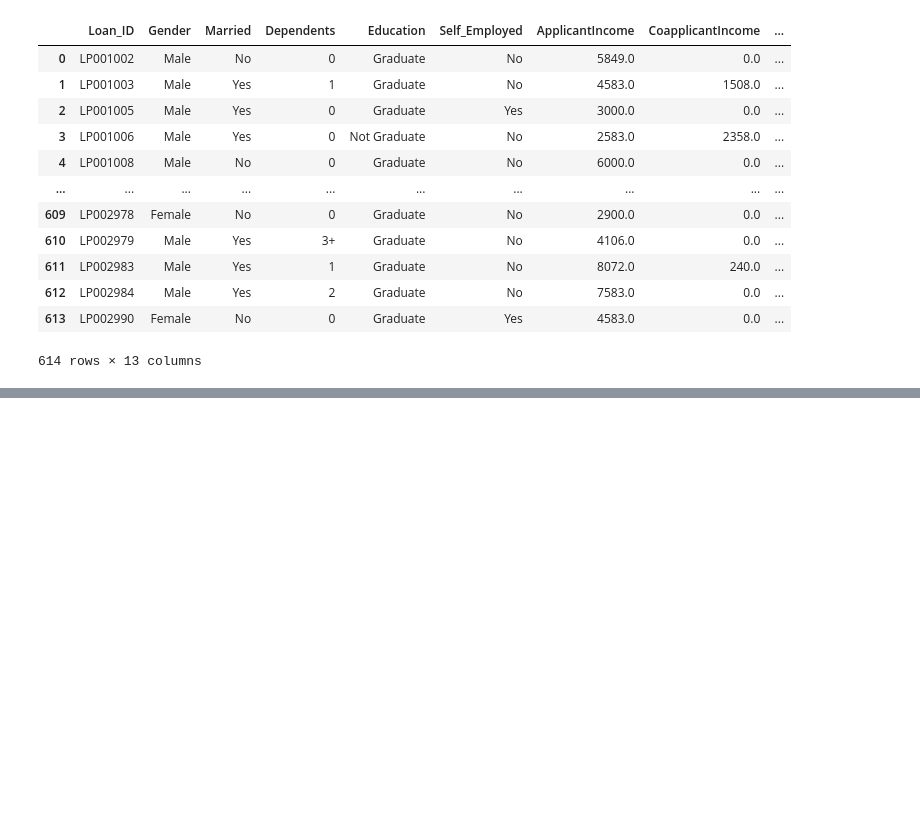
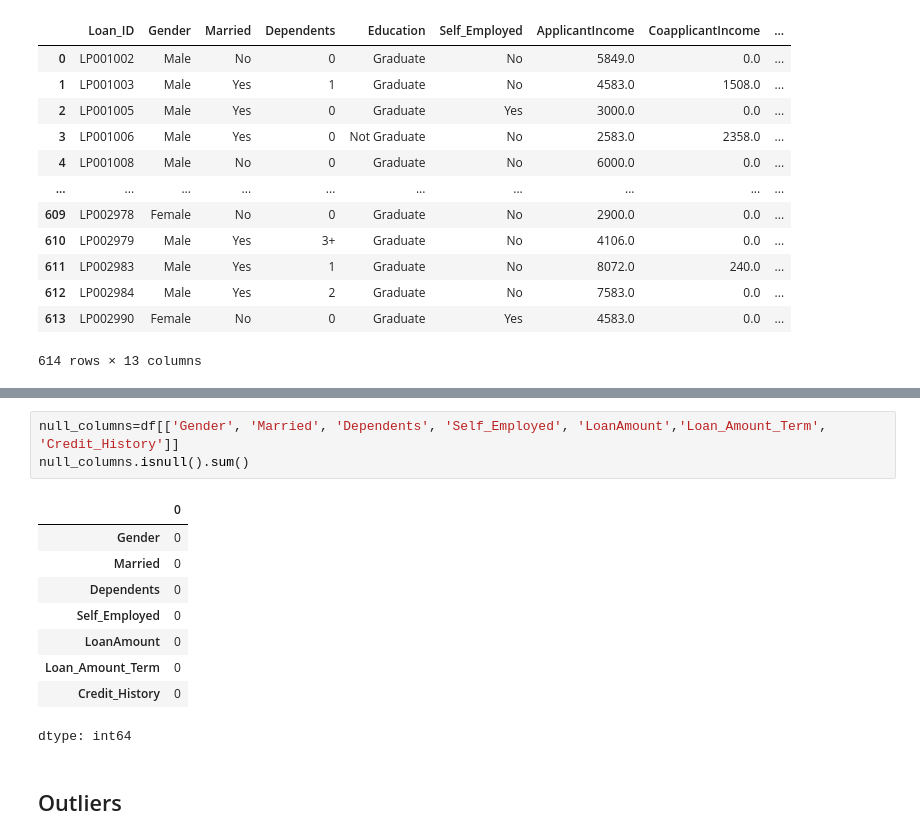
Before and after one commit to YaduSM001/Datascience-assignment, a Jupyter notebook: Preprocessing_on_Loan_data.ipynb, the cells around one changed output, grey strips where cells are left out. Saved outputs shown, nothing was run; the diff lists cells and outputs as text; blank space fills up the shorter version.

```diff
--- a/Preprocessing_on_Loan_data.ipynb
+++ b/Preprocessing_on_Loan_data.ipynb
@@ -222,3 +156,18 @@ df
+# %%
+null_columns=df[['Gender', 'Married', 'Dependents', 'Self_Employed', 'LoanAmount','Loan_Amount_Term', 'Credit_History']]
+null_columns.isnull().sum()
+# %% [output]
+|  | 0 |
+| Gender | 0 |
+| Married | 0 |
+| Dependents | 0 |
+| Self_Employed | 0 |
+| LoanAmount | 0 |
+| Loan_Amount_Term | 0 |
+| Credit_History | 0 |
+dtype: int64
+# %% [markdown]
+## Outliers
 # %%
 from matplotlib import pyplot as plt
 import seaborn as sns
```
Also changed, not shown: parts of 15 cells of this notebook.
